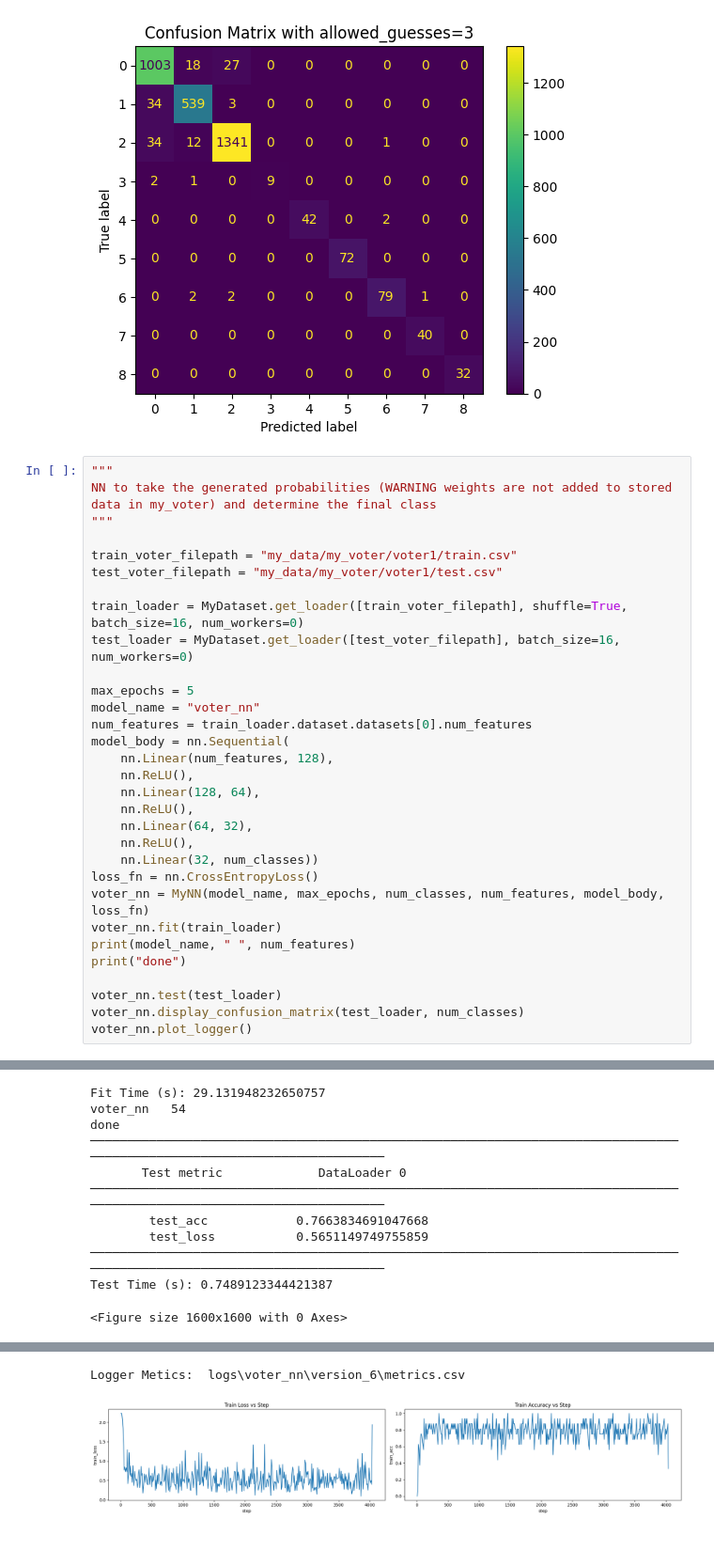
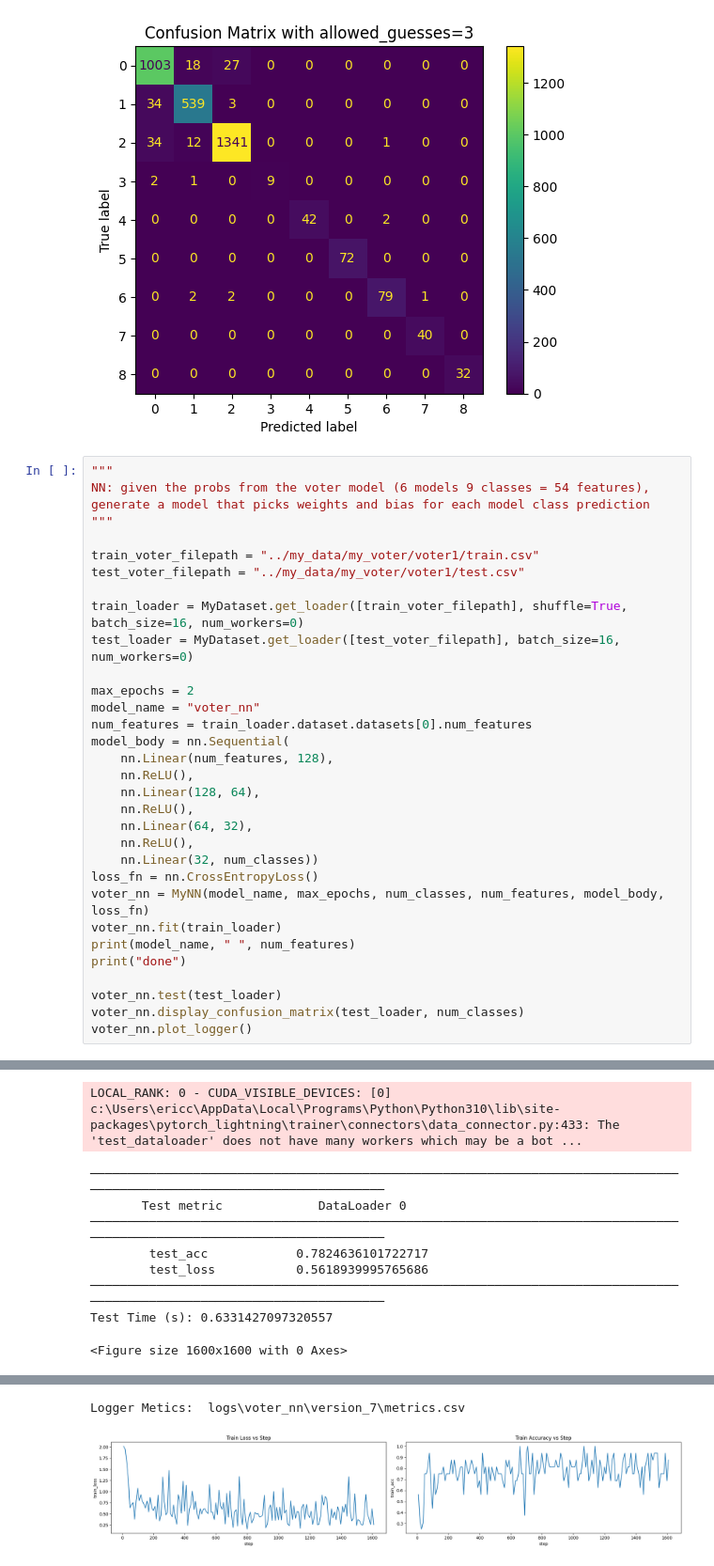
Before and after one commit to EricBroyles/Portfolio, a Jupyter notebook: RF Interference Classification Project/src/voting/run_voting_model2.ipynb, the cells around one changed output, grey strips where cells are left out. Shown at 94% size. Saved outputs shown, nothing was run; the diff lists cells and outputs as text.

```diff
--- a/RF Interference Classification Project/src/voting/run_voting_model2.ipynb
+++ b/RF Interference Classification Project/src/voting/run_voting_model2.ipynb
@@ -289,16 +286,16 @@ MyVoter: Test Dataset (before extra voter nn)
 [figure]
 # %%
 """
-NN to take the generated probabilities (WARNING weights are not added to stored data in my_voter) and determine the final class
+NN: given the probs from the voter model (6 models 9 classes = 54 features), generate a model that picks weights and bias for each model class prediction
 """
 
-train_voter_filepath = "my_data/my_voter/voter1/train.csv"
-test_voter_filepath = "my_data/my_voter/voter1/test.csv"
+train_voter_filepath = "../my_data/my_voter/voter1/train.csv"
+test_voter_filepath = "../my_data/my_voter/voter1/test.csv"
 
 train_loader = MyDataset.get_loader([train_voter_filepath], shuffle=True, batch_size=16, num_workers=0)
 test_loader = MyDataset.get_loader([test_voter_filepath], batch_size=16, num_workers=0)
 
-max_epochs = 5
+max_epochs = 2
 model_name = "voter_nn"
 num_features = train_loader.dataset.datasets[0].num_features
 model_body = nn.Sequential(
@@ -343,11 +342,10 @@ c:\Users\ericc\AppData\Local\Programs\Python\Python310\lib\site-packages\pytorch
-Fit Time (s): 29.131948232650757
-voter_nn   54
-done
-────────────────────────────────────────────────────────────────────────────────────────────────────────────────────────
-       Test metric             DataLoader 0
-────────────────────────────────────────────────────────────────────────────────────────────────────────────────────────
-        test_acc            0.7663834691047668
-        test_loss           0.5651149749755859
-────────────────────────────────────────────────────────────────────────────────────────────────────────────────────────
-Test Time (s): 0.7489123344421387
+LOCAL_RANK: 0 - CUDA_VISIBLE_DEVICES: [0]
+c:\Users\ericc\AppData\Local\Programs\Python\Python310\lib\site-packages\pytorch_lightning\trainer\connectors\data_connector.py:433: The 'test_dataloader' does not have many workers which may be a bot ...
-<Figure size 1600x1600 with 0 Axes>
+────────────────────────────────────────────────────────────────────────────────────────────────────────────────────────
+       Test metric             DataLoader 0
+────────────────────────────────────────────────────────────────────────────────────────────────────────────────────────
+        test_acc            0.7824636101722717
+        test_loss           0.5618939995765686
+────────────────────────────────────────────────────────────────────────────────────────────────────────────────────────
+Test Time (s): 0.6331427097320557
+<Figure size 1600x1600 with 0 Axes>
@@ -355,2 +353,2 @@ Test Time (s): 0.7489123344421387
-Logger Metics:  logs\voter_nn\version_6\metrics.csv
+Logger Metics:  logs\voter_nn\version_7\metrics.csv
-[figure, old version]
+[figure, new version]
```
Also changed, not shown: parts of 12 cells of this notebook, 18 other files.
